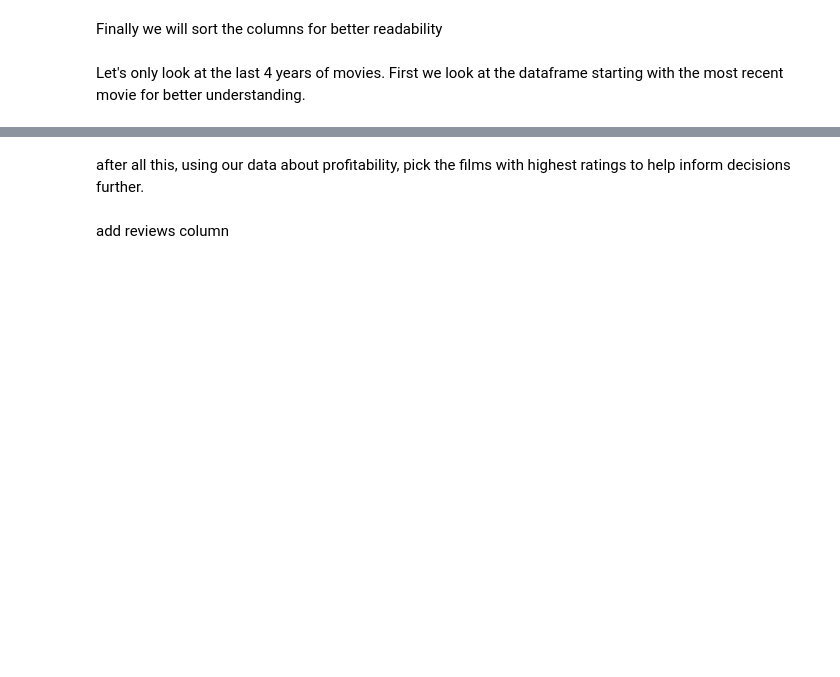
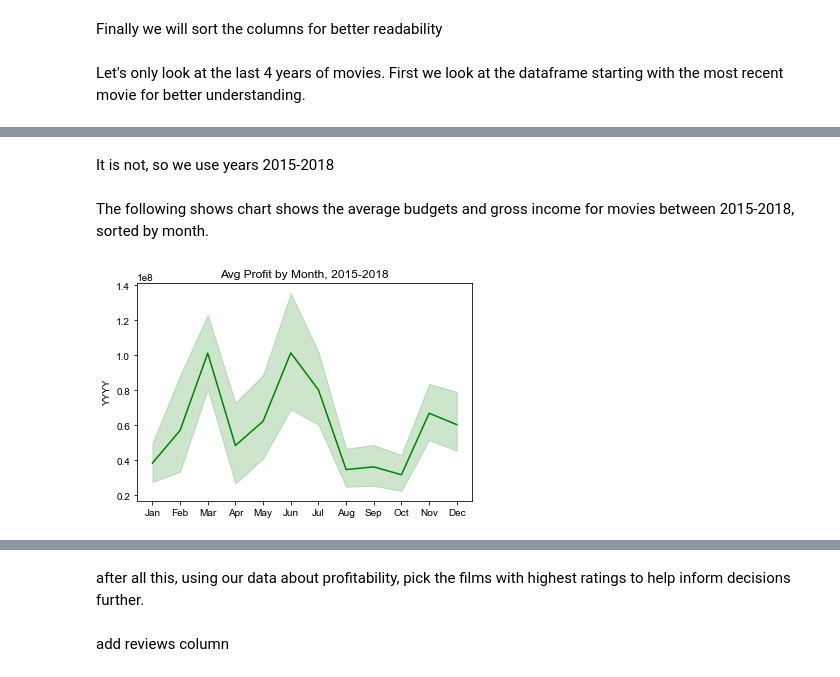
Before and after one commit to shadel96/Microsoft-Movie-Analysis, a Jupyter notebook: dsc-phase1-project-template.ipynb, the cells around one changed output, grey strips where cells are left out. Cells and saved outputs as stored; diff of their text form; code cells hidden in the pictures; blank space fills up the shorter version.

Commit message:
most graphs in place

```diff
--- a/dsc-phase1-project-template.ipynb
+++ b/dsc-phase1-project-template.ipynb
@@ -218,0 +195,21 @@ also identify production budget, especially for highest or lowest times of year
+# %% [markdown]
+It is not, so we use years 2015-2018
+# %%
+recent_df = combined_df[(combined_df['year'] >= 2015) & (combined_df['year'] <= 2018)].sort_values('monthNum')
+# %% [markdown]
+The following shows chart shows the average budgets and gross income for movies between 2015-2018, sorted by month.
+# %%
+
+ax = sns.lineplot(x="month", y = "gross", data = recent_df, color="green")
+
+
+
+ax.set_xlabel("")
+ax.set_ylabel("YYYY")
+ax.set_title("Avg Profit by Month, 2015-2018")
+sns.set_style("whitegrid", {"grid.color": ".6","grid.linestyle":":"})
+
+sns.set(rc={'figure.figsize':(10,5)})
+sns.set_style("whitegrid", {"grid.color": ".6","grid.linestyle":":"})
+# %% [output]
+[figure, added]
```
Also changed, not shown: parts of 40 cells of this notebook.
